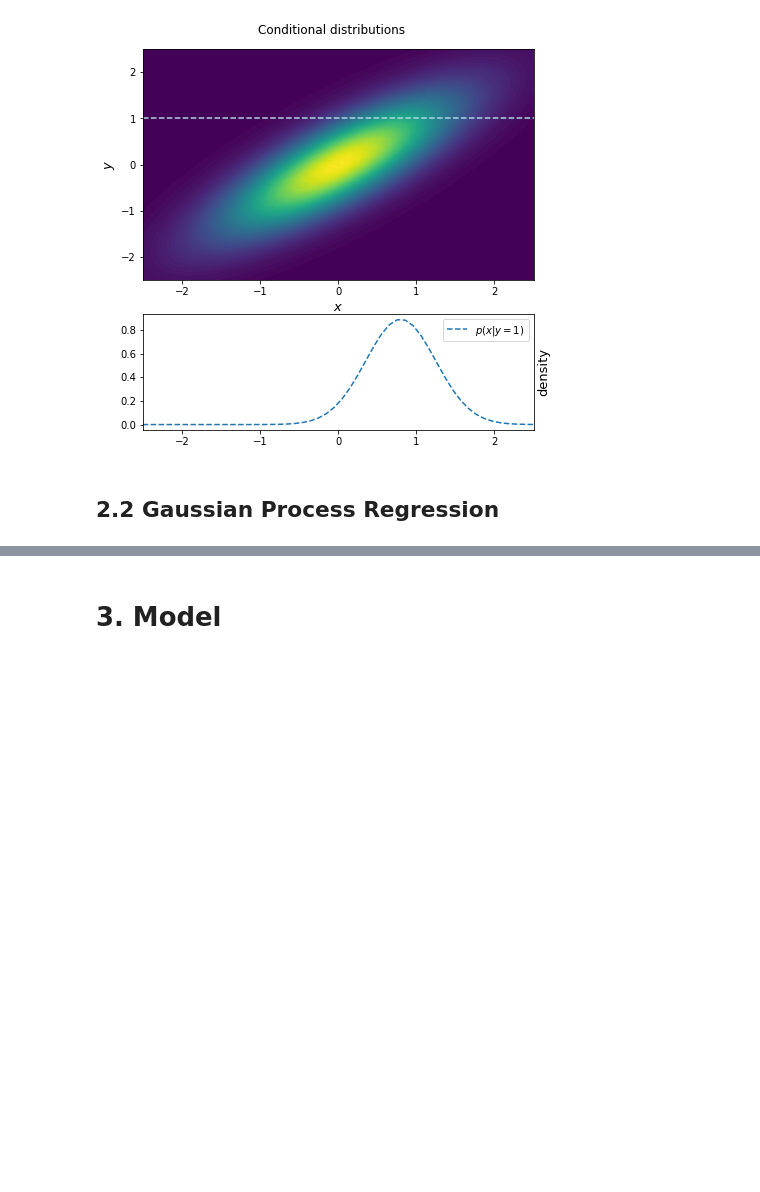
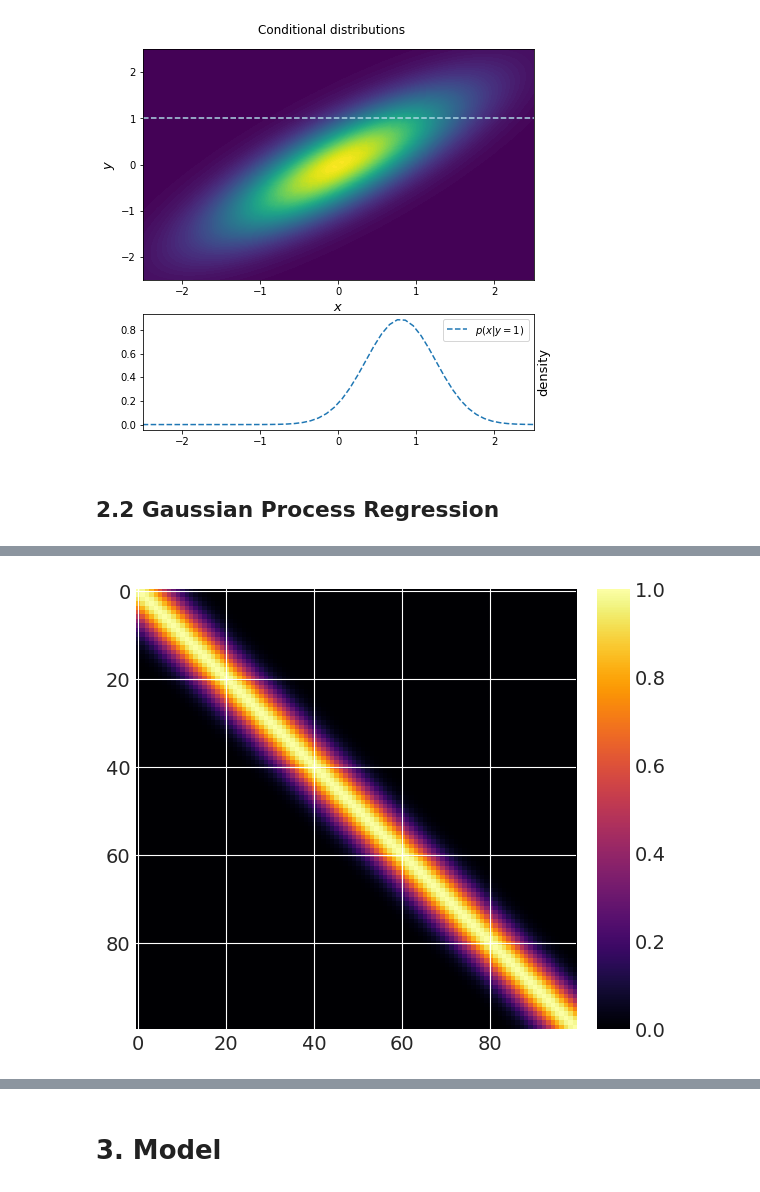
Before and after one commit to luisroque/hierarchical_ts_forecaster, a Jupyter notebook: notebooks/Forecasting new COVID19 cases in Portugal using Gaussian Processes.ipynb, the cells around one changed output, grey strips where cells are left out. Cells and saved outputs as stored; diff of their text form; code cells hidden in the pictures; blank space fills up the shorter version.

```diff
--- a/notebooks/Forecasting new COVID19 cases in Portugal using Gaussian Processes.ipynb
+++ b/notebooks/Forecasting new COVID19 cases in Portugal using Gaussian Processes.ipynb
@@ -201,0 +214,13 @@ ax2.set_xlim(-2.5, 2.5);
+# %%
+def sq_e_kernel(x1, x2, l=1.0, η=1.0):
+    sqdist = np.sum(x1**2,1).reshape(-1,1) + np.sum(x2**2, 1) - 2 * np.dot(x1, x2.T)
+    return η**2 * np.exp(-0.5 / l**2 * sqdist)
+# %%
+# Finite number of points
+X = np.arange(0, 100).reshape(-1, 1)
+
+cov = sq_e_kernel(X, X, l=5)
+m = plt.imshow(cov, cmap="inferno", interpolation='none')
+plt.colorbar(m);
+# %% [output]
+[figure, added]
```
Also changed, not shown: parts of 14 cells of this notebook.
